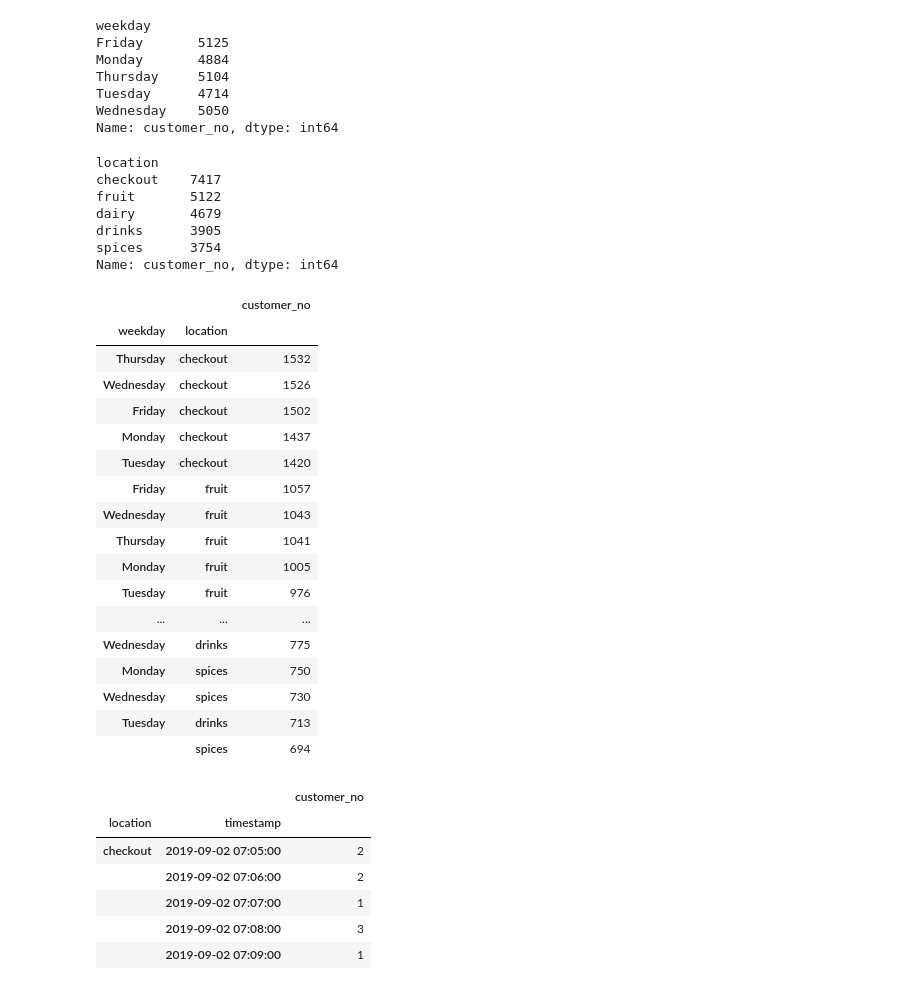
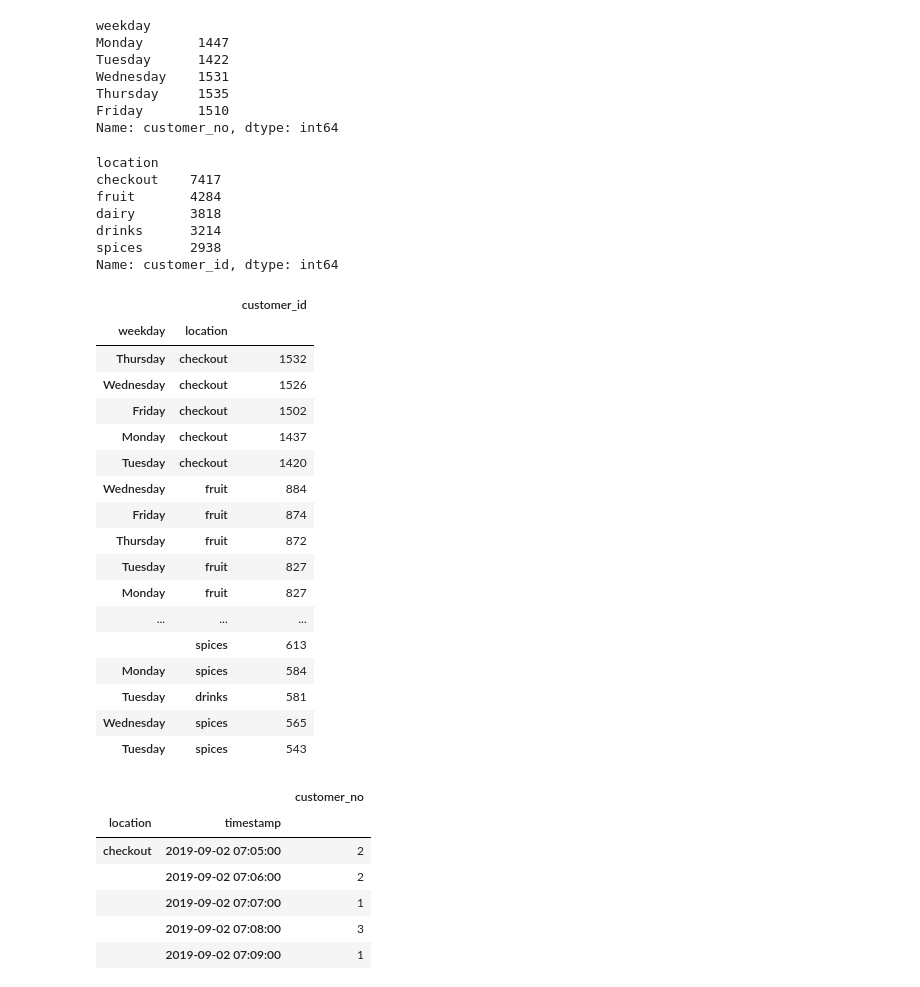
Before and after one commit to Galiya-YS/Shopipy---MCMC-simulation, a Jupyter notebook: explore_data.ipynb, the cells around one changed output. Drawn from its saved outputs; the diff is of its cells as text; code cells hidden in the pictures.

Commit message:
updated full data set to include unique customer id

```diff
--- a/explore_data.ipynb
+++ b/explore_data.ipynb
@@ -58,51 +61,48 @@ time           False
 dtype: bool
-# %%
-# Add unique customer index
-data['customer_id']=data['weekday'].astype(str) + ' ' + data['customer_no'].astype(str)
 # %%
 # Total no of customers
-data.groupby('weekday')['customer_no'].count()
+data.groupby('weekday', sort=False)['customer_no'].nunique()
 # %% [output]
 weekday
-Friday       5125
-Monday       4884
-Thursday     5104
-Tuesday      4714
-Wednesday    5050
+Monday       1447
+Tuesday      1422
+Wednesday    1531
+Thursday     1535
+Friday       1510
 Name: customer_no, dtype: int64
 # %%
 # Calculate the total number of customers in each section
-data.groupby('location')['customer_no'].count().sort_values(ascending=False)
+data.groupby('location')['customer_id'].nunique().sort_values(ascending=False)
 # %% [output]
 location
 checkout    7417
-fruit       5122
-dairy       4679
-drinks      3905
-spices      3754
-Name: customer_no, dtype: int64
+fruit       4284
+dairy       3818
+drinks      3214
+spices      2938
+Name: customer_id, dtype: int64
 # %%
-# Additional calc: Calculate the total number of customers in each section by day of the week
-pd.DataFrame(data.groupby(['weekday','location'])['customer_no'].count().sort_values(ascending=False))
+# Additional analysis: Calculate the total number of customers in each section by day of the week
+pd.DataFrame(data.groupby(['weekday','location'])['customer_id'].nunique().sort_values(ascending=False))
 # %% [output]
-|  |  | customer_no |
+|  |  | customer_id |
 | weekday | location |  |
 | Thursday | checkout | 1532 |
 | Wednesday | checkout | 1526 |
 | Friday | checkout | 1502 |
 | Monday | checkout | 1437 |
 | Tuesday | checkout | 1420 |
-| Friday | fruit | 1057 |
-| Wednesday | fruit | 1043 |
-| Thursday | fruit | 1041 |
-| Monday | fruit | 1005 |
-| Tuesday | fruit | 976 |
+| Wednesday | fruit | 884 |
+| Friday | fruit | 874 |
+| Thursday | fruit | 872 |
+| Tuesday | fruit | 827 |
+| Monday | fruit | 827 |
 | ... | ... | ... |
-| Wednesday | drinks | 775 |
-| Monday | spices | 750 |
-| Wednesday | spices | 730 |
-| Tuesday | drinks | 713 |
-|  | spices | 694 |
+|  | spices | 613 |
+| Monday | spices | 584 |
+| Tuesday | drinks | 581 |
+| Wednesday | spices | 565 |
+| Tuesday | spices | 543 |
 # %%
 # Calculate the total number of customers in each section over time
 pd.DataFrame(data.groupby(by=['location', 'timestamp'])['customer_no'].count())
```
Also changed, not shown: parts of 16 cells of this notebook, 2 other files.
